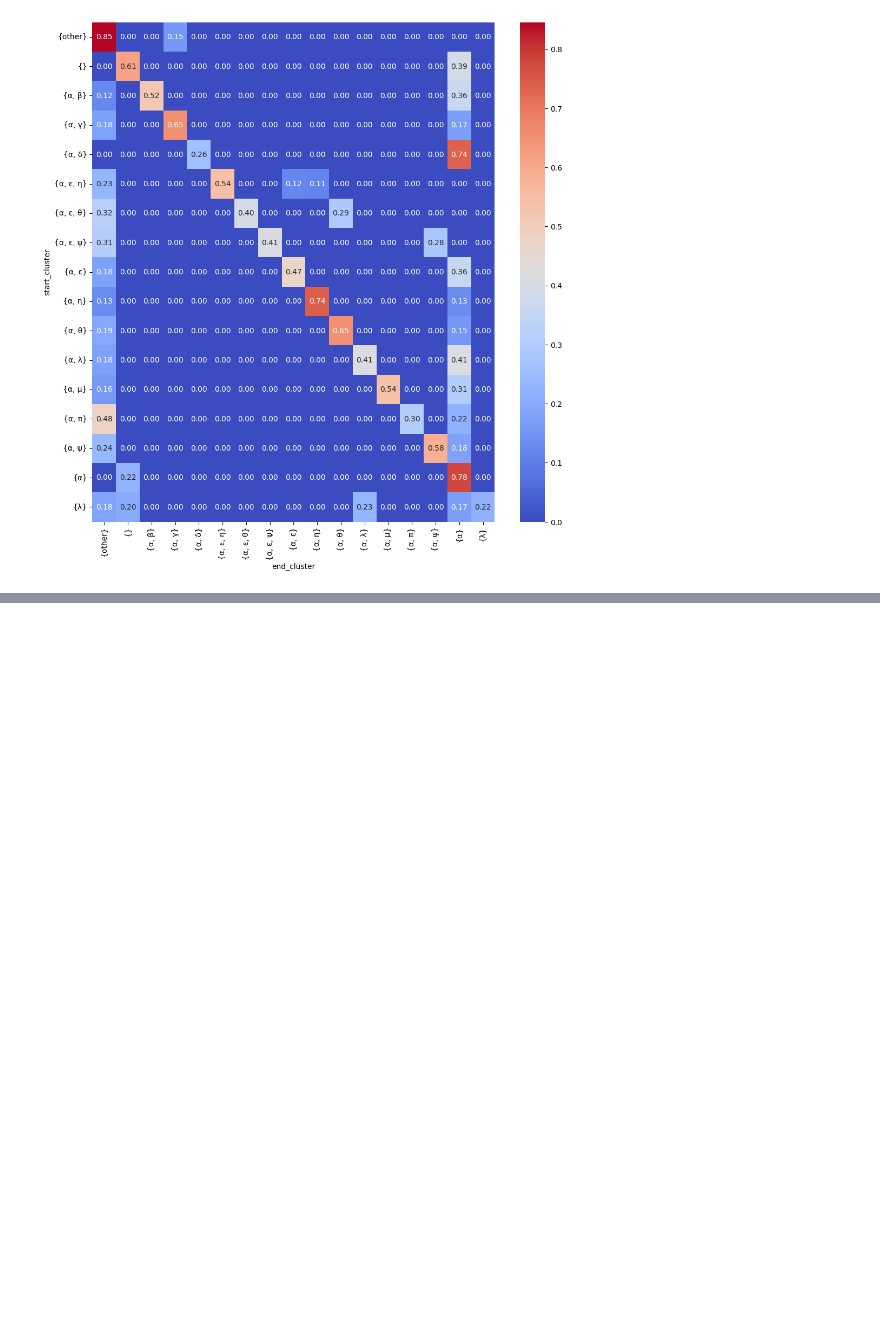
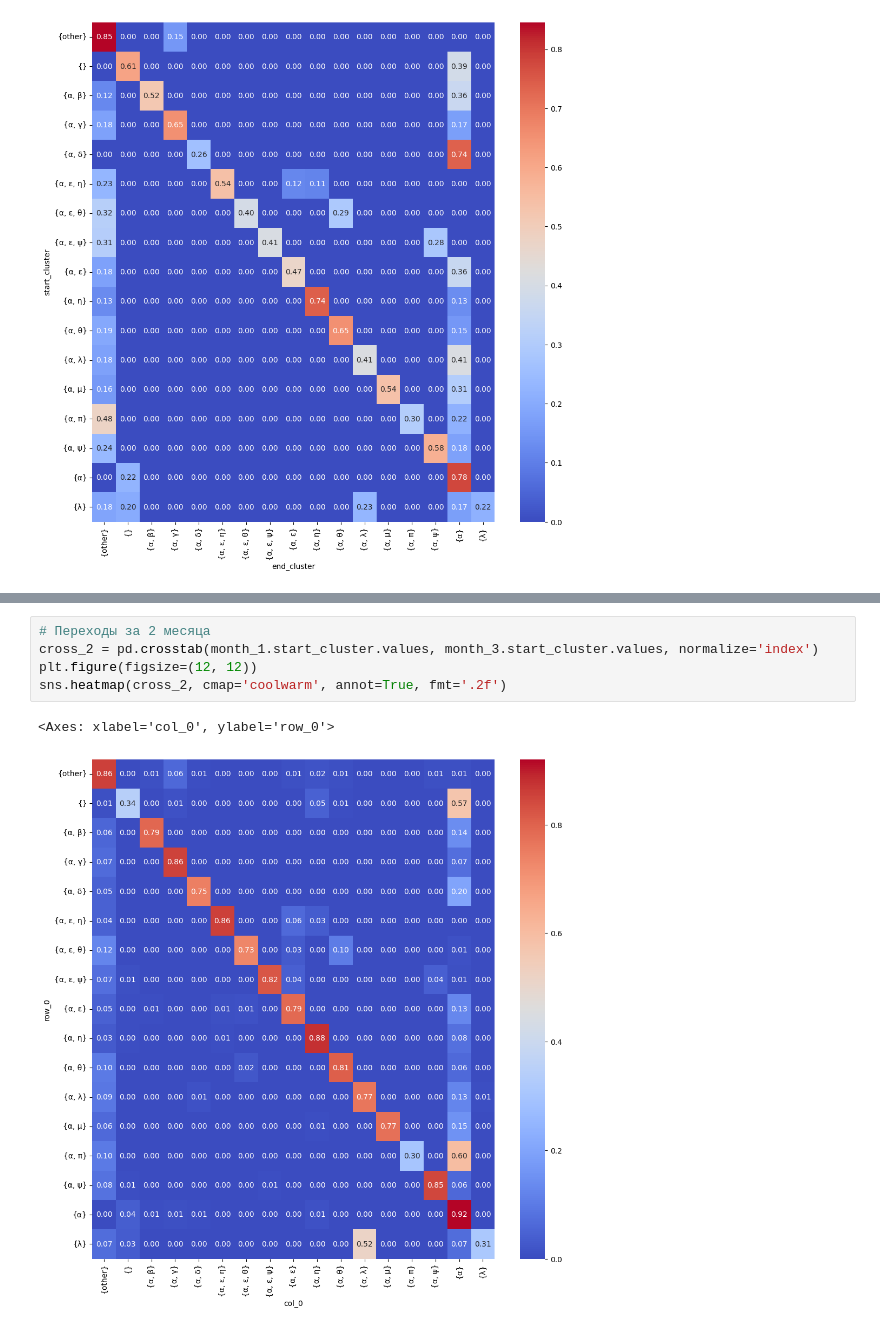
Before and after one commit to Kirill2187/client-cluster-prediction, a Jupyter notebook: exploration.ipynb, the cells around one changed output, grey strips where cells are left out. Saved outputs shown, nothing was run; the diff lists cells and outputs as text; blank space fills up the shorter version.

```diff
--- a/exploration.ipynb
+++ b/exploration.ipynb
@@ -379,0 +219,8 @@ submission
+# %%
+# Переходы за 2 месяца
+cross_2 = pd.crosstab(month_1.start_cluster.values, month_3.start_cluster.values, normalize='index')
+plt.figure(figsize=(12, 12))
+sns.heatmap(cross_2, cmap='coolwarm', annot=True, fmt='.2f')
+# %% [output]
+<Axes: xlabel='col_0', ylabel='row_0'>
+[figure, added]
```
Also changed, not shown: parts of 26 cells of this notebook, 5 other files.
